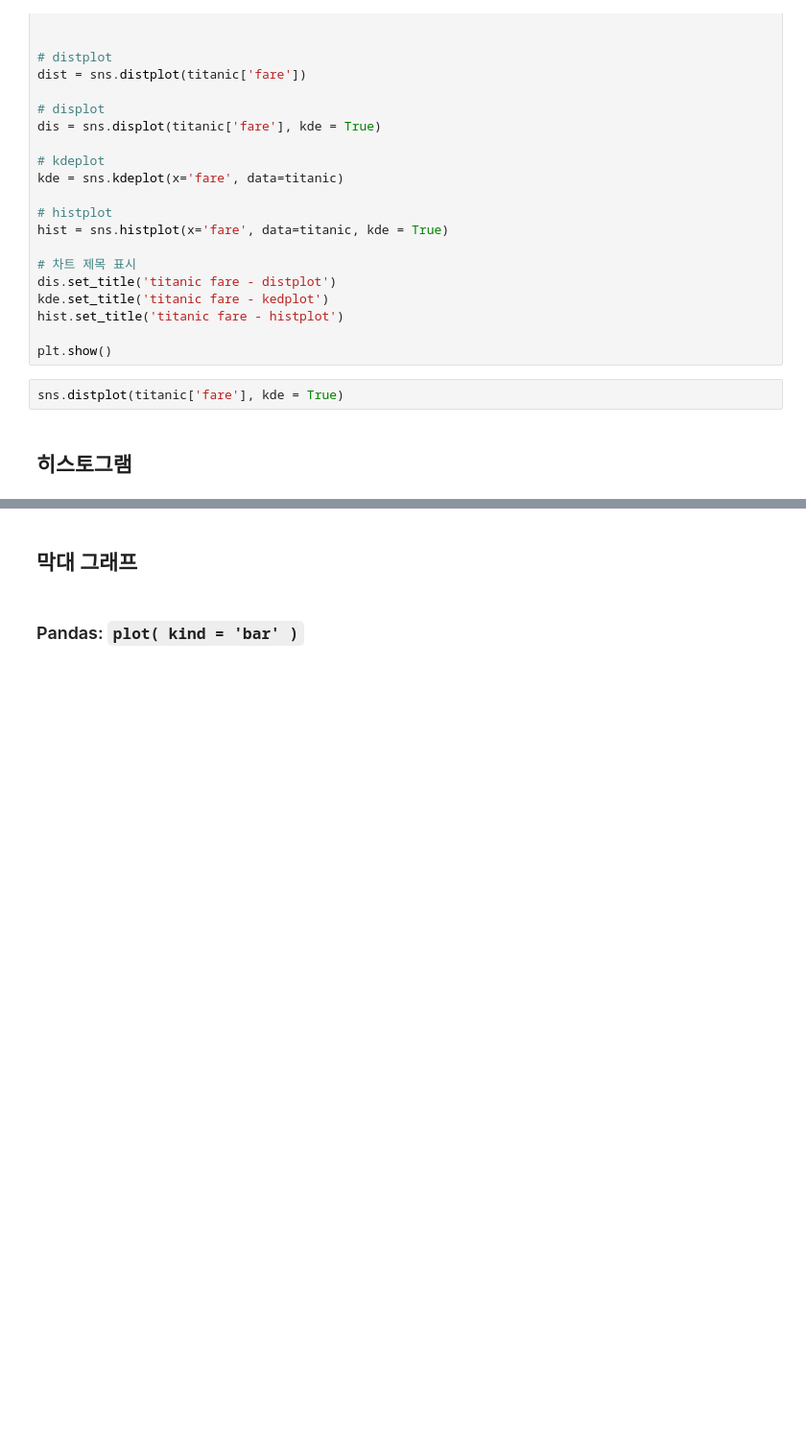
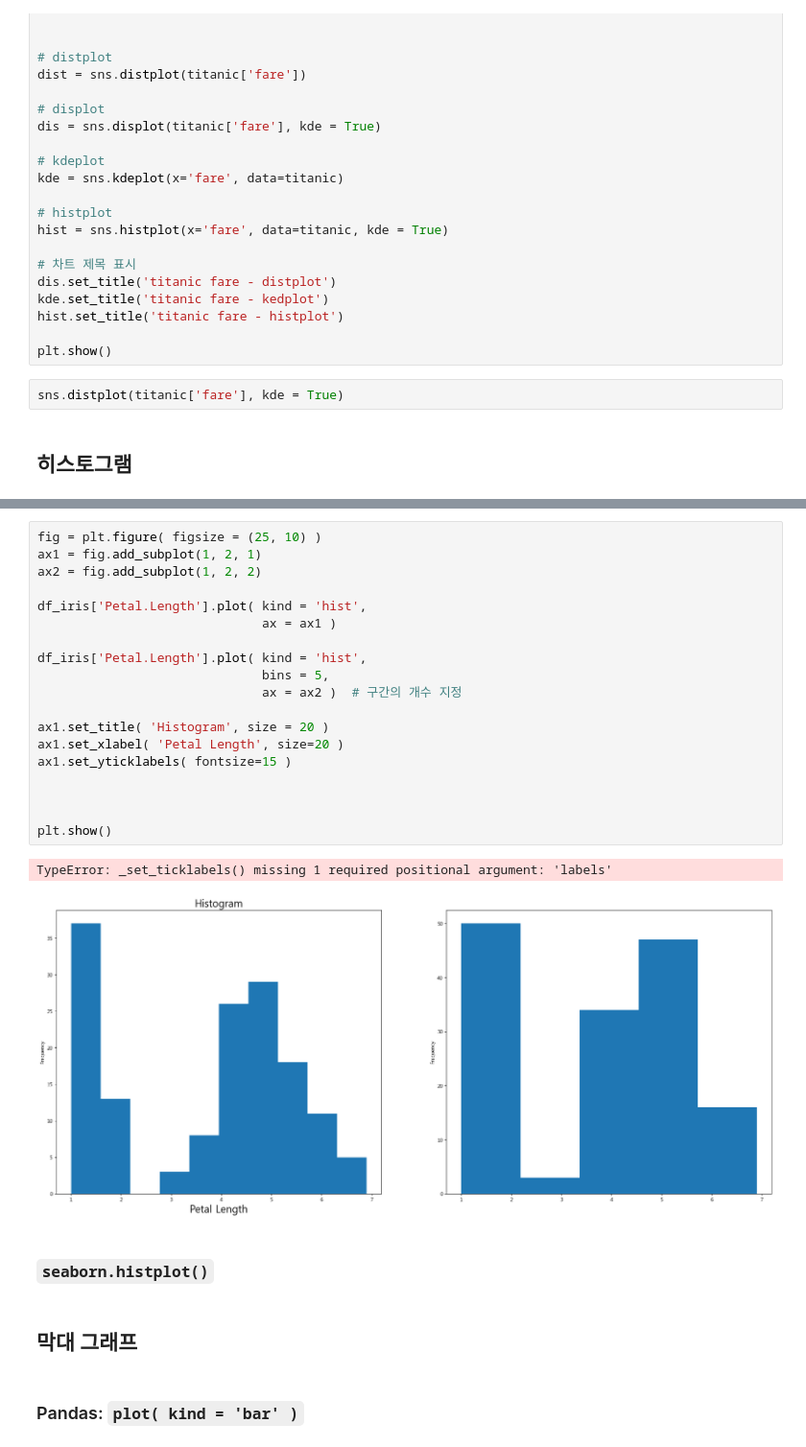
Before and after one commit to anjuiswhat/TIL, a Jupyter notebook: Python/시각화.ipynb, the cells around one changed output, grey strips where cells are left out. Shown: that part at 96% size. Cells and saved outputs as stored; diff of their text form; blank space fills up the shorter version.

```diff
--- a/Python/시각화.ipynb
+++ b/Python/시각화.ipynb
@@ -213,3 +259,27 @@ sns.distplot(titanic['fare'], kde = True)
+# %%
+fig = plt.figure( figsize = (25, 10) )
+ax1 = fig.add_subplot(1, 2, 1)
+ax2 = fig.add_subplot(1, 2, 2)
+
+df_iris['Petal.Length'].plot( kind = 'hist',
+                              ax = ax1 )
+
+df_iris['Petal.Length'].plot( kind = 'hist',
+                              bins = 5,
+                              ax = ax2 )  # 구간의 개수 지정
+
+ax1.set_title( 'Histogram', size = 20 )
+ax1.set_xlabel( 'Petal Length', size=20 )
+ax1.set_yticklabels( fontsize=15 )
+
+
+
+plt.show()
+# %% [output]
+TypeError: _set_ticklabels() missing 1 required positional argument: 'labels'
+[figure, added]
+# %% [markdown]
+### `seaborn.histplot()`
 # %% [markdown]
 ## 막대 그래프
 # %% [markdown]
```
Also changed, not shown: parts of 6 cells of this notebook.
